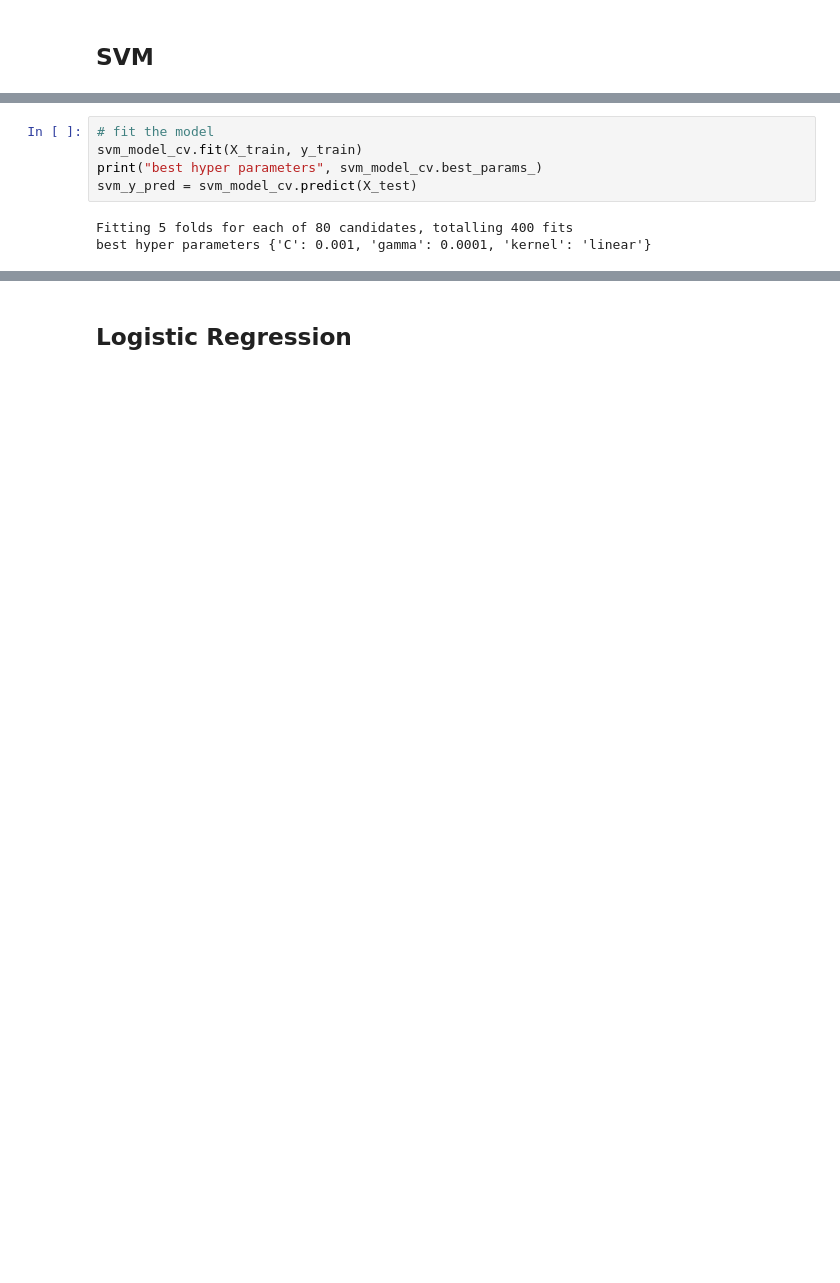
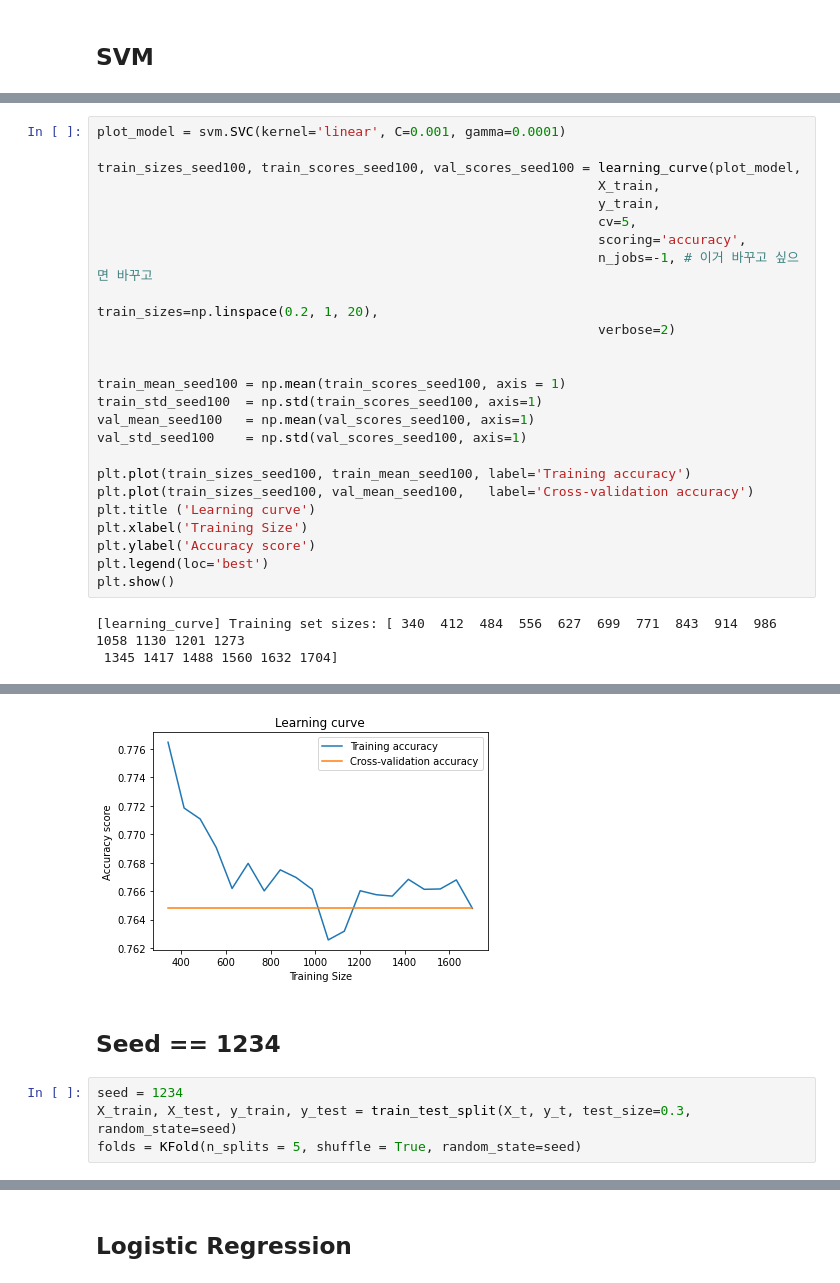
Before and after one commit to tomstark99/COMS30050, a Jupyter notebook: coursework/binary_classification/search_dep_score.ipynb, the cells around one changed output, grey strips where cells are left out. Saved outputs shown, nothing was run; the diff lists cells and outputs as text; blank space fills up the shorter version.

```diff
--- a/coursework/binary_classification/search_dep_score.ipynb
+++ b/coursework/binary_classification/search_dep_score.ipynb
@@ -166,8 +199,28 @@ svm_model_cv = GridSearchCV(estimator = svm_model,
-# %%
-# fit the model
-svm_model_cv.fit(X_train, y_train)
-print("best hyper parameters", svm_model_cv.best_params_)
-svm_y_pred = svm_model_cv.predict(X_test)
-# %% [output]
-Fitting 5 folds for each of 80 candidates, totalling 400 fits
-best hyper parameters {'C': 0.001, 'gamma': 0.0001, 'kernel': 'linear'}
+# %%
+plot_model = svm.SVC(kernel='linear', C=0.001, gamma=0.0001)
+
+train_sizes_seed100, train_scores_seed100, val_scores_seed100 = learning_curve(plot_model,
+                                                                X_train,
+                                                                y_train,
+                                                                cv=5,
+                                                                scoring='accuracy',
+                                                                n_jobs=-1, # 이거 바꾸고 싶으면 바꾸고
+                                                                train_sizes=np.linspace(0.2, 1, 20),
+                                                                verbose=2)
+
+
+train_mean_seed100 = np.mean(train_scores_seed100, axis = 1)
+train_std_seed100  = np.std(train_scores_seed100, axis=1)
+val_mean_seed100   = np.mean(val_scores_seed100, axis=1)
+val_std_seed100    = np.std(val_scores_seed100, axis=1)
+
+plt.plot(train_sizes_seed100, train_mean_seed100, label='Training accuracy')
+plt.plot(train_sizes_seed100, val_mean_seed100,   label='Cross-validation accuracy')
+plt.title ('Learning curve')
+plt.xlabel('Training Size')
+plt.ylabel('Accuracy score')
+plt.legend(loc='best')
+plt.show()
+# %% [output]
+[learning_curve] Training set sizes: [ 340  412  484  556  627  699  771  843  914  986 1058 1130 1201 1273
+ 1345 1417 1488 1560 1632 1704]
@@ -174 +230,8 @@ best hyper parameters {'C': 0.001, 'gamma': 0.0001, 'kernel': 'linear'}
+[figure, added]
+# %% [markdown]
+## Seed == 1234
+# %%
+seed = 1234
+X_train, X_test, y_train, y_test = train_test_split(X_t, y_t, test_size=0.3, random_state=seed)
+folds = KFold(n_splits = 5, shuffle = True, random_state=seed)
 # %%
```
Also changed, not shown: parts of 47 cells of this notebook.
